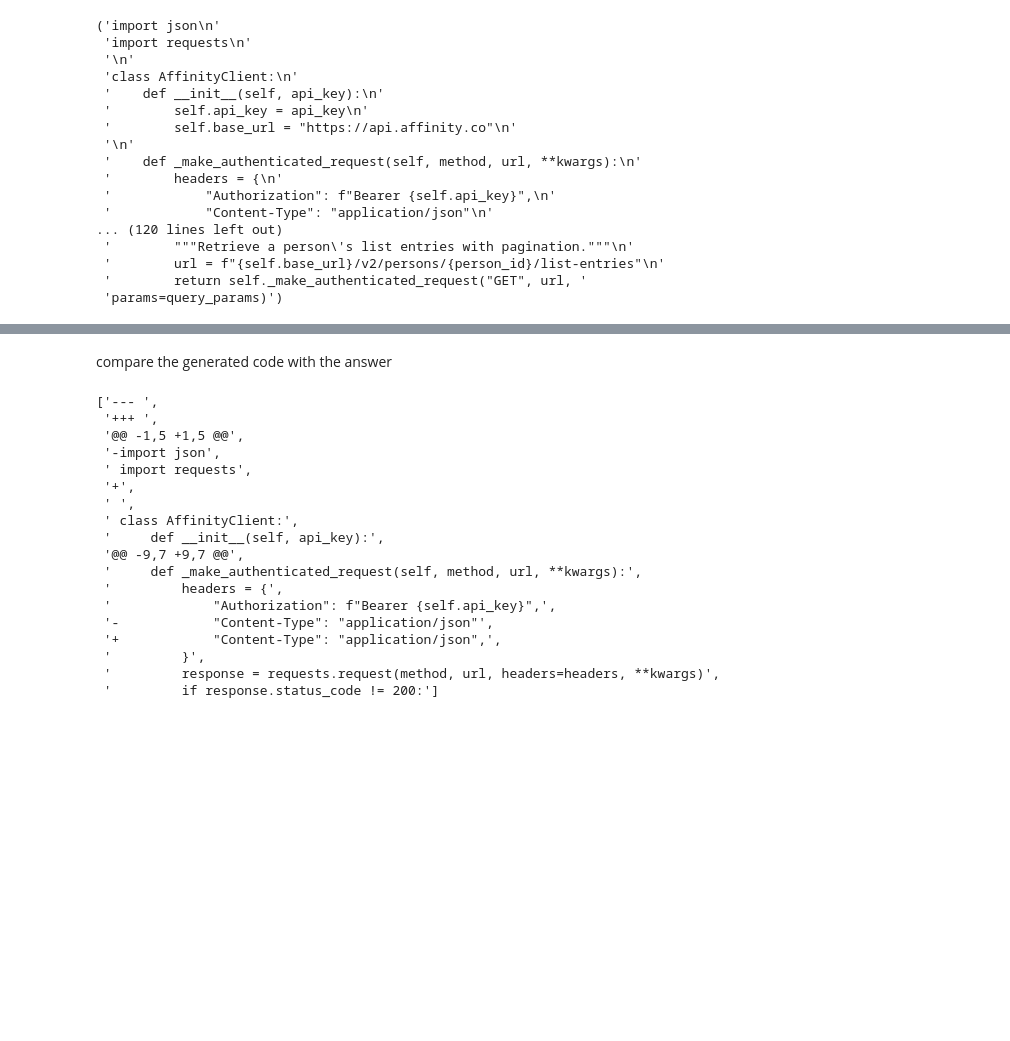
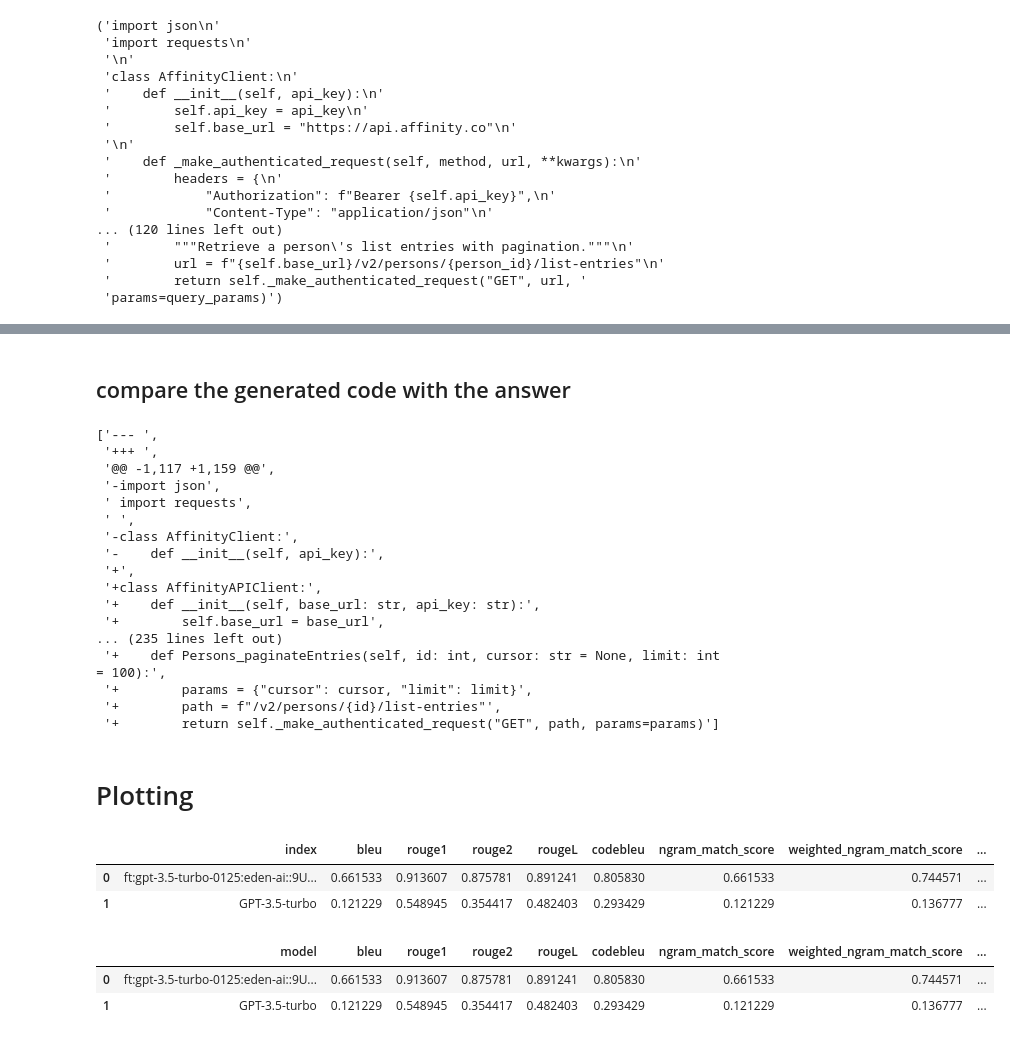
Before and after one commit to lolifmaster/sdk-generator, a Jupyter notebook: evaluation.ipynb, the cells around one changed output, grey strips where cells are left out. Cells and saved outputs as stored; diff of their text form; code cells hidden in the pictures; blank space fills up the shorter version.

```diff
--- a/evaluation.ipynb
+++ b/evaluation.ipynb
@@ -332,27 +411,28 @@ pprint(answer)
 # %% [markdown]
-compare the generated code with the answer
+## compare the generated code with the answer
 # %%
 from difflib import unified_diff
 # %%
-# compare the generated code with the answer
-diff = list(unified_diff(answer.splitlines(), generated_code.splitlines(), lineterm=''))
+# compare the generated code with the gpt generated code
+diff = list(unified_diff(answer.splitlines(), gpt_generated_code.splitlines(), lineterm=''))
 diff
 # %% [output]
 ['--- ',
  '+++ ',
- '@@ -1,5 +1,5 @@',
+ '@@ -1,117 +1,159 @@',
  '-import json',
  ' import requests',
+ ' ',
+ '-class AffinityClient:',
+ '-    def __init__(self, api_key):',
  '+',
- ' ',
- ' class AffinityClient:',
- '     def __init__(self, api_key):',
- '@@ -9,7 +9,7 @@',
- '     def _make_authenticated_request(self, method, url, **kwargs):',
- '         headers = {',
- '             "Authorization": f"Bearer {self.api_key}",',
- '-            "Content-Type": "application/json"',
- '+            "Content-Type": "application/json",',
- '         }',
- '         response = requests.request(method, url, headers=headers, **kwargs)',
- '         if response.status_code != 200:']
+ '+class AffinityAPIClient:',
+ '+    def __init__(self, base_url: str, api_key: str):',
+ '+        self.base_url = base_url',
+... (235 lines left out)
+ '+    def Persons_paginateEntries(self, id: int, cursor: str = None, limit: int = 100):',
+ '+        params = {"cursor": cursor, "limit": limit}',
+ '+        path = f"/v2/persons/{id}/list-entries"',
+ '+        return self._make_authenticated_request("GET", path, params=params)']
+# %% [markdown]
+# Plotting
@@ -358,0 +444,15 @@ diff
+# %%
+evaluation_df = evaluation.T
+evaluation_df.reset_index(inplace=True)
+evaluation_df
+# %% [output]
+|  | index | bleu | rouge1 | rouge2 | rougeL | codebleu | ngram_match_score | weighted_ngram_match_score | ... |
+| 0 | ft:gpt-3.5-turbo-0125:eden-ai::9U... | 0.661533 | 0.913607 | 0.875781 | 0.891241 | 0.805830 | 0.661533 | 0.744571 | ... |
+| 1 | GPT-3.5-turbo | 0.121229 | 0.548945 | 0.354417 | 0.482403 | 0.293429 | 0.121229 | 0.136777 | ... |
+# %%
+evaluation_df.rename(columns={'index': 'model'}, inplace=True)
+evaluation_df
+# %% [output]
+|  | model | bleu | rouge1 | rouge2 | rougeL | codebleu | ngram_match_score | weighted_ngram_match_score | ... |
+| 0 | ft:gpt-3.5-turbo-0125:eden-ai::9U... | 0.661533 | 0.913607 | 0.875781 | 0.891241 | 0.805830 | 0.661533 | 0.744571 | ... |
+| 1 | GPT-3.5-turbo | 0.121229 | 0.548945 | 0.354417 | 0.482403 | 0.293429 | 0.121229 | 0.136777 | ... |
```
Also changed, not shown: parts of 27 cells of this notebook, 15 other files.
